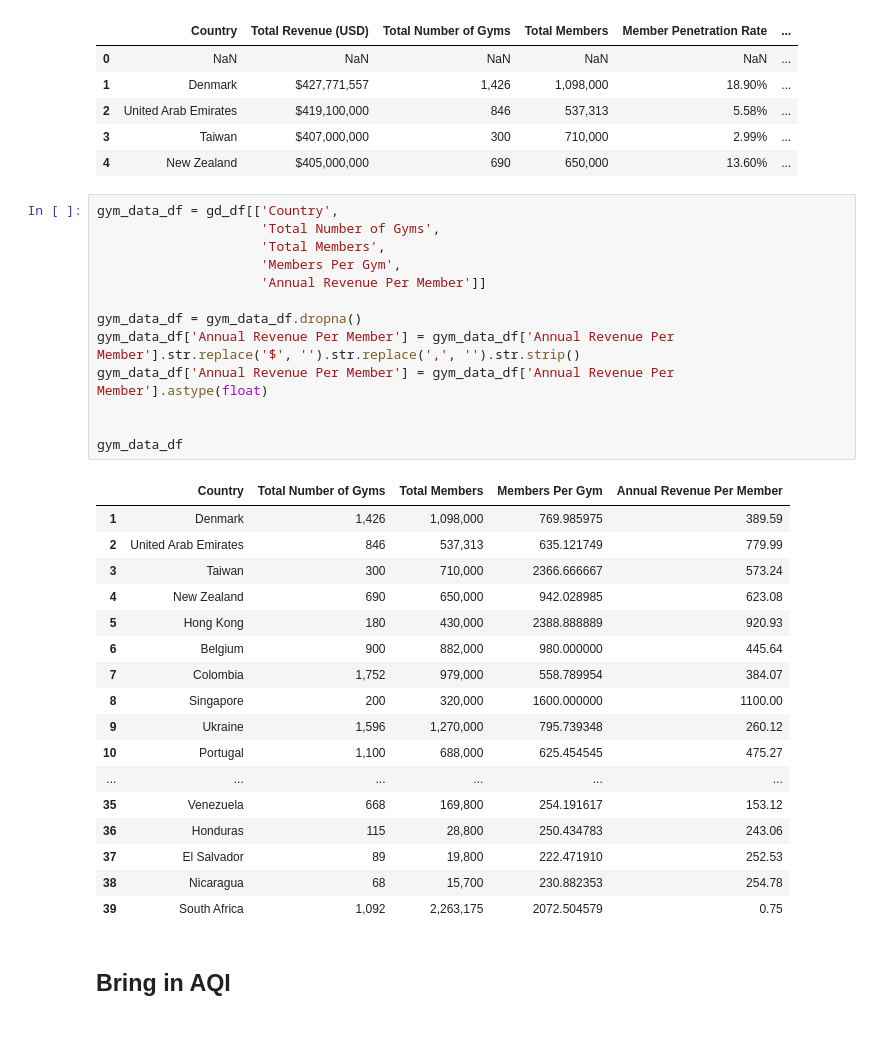
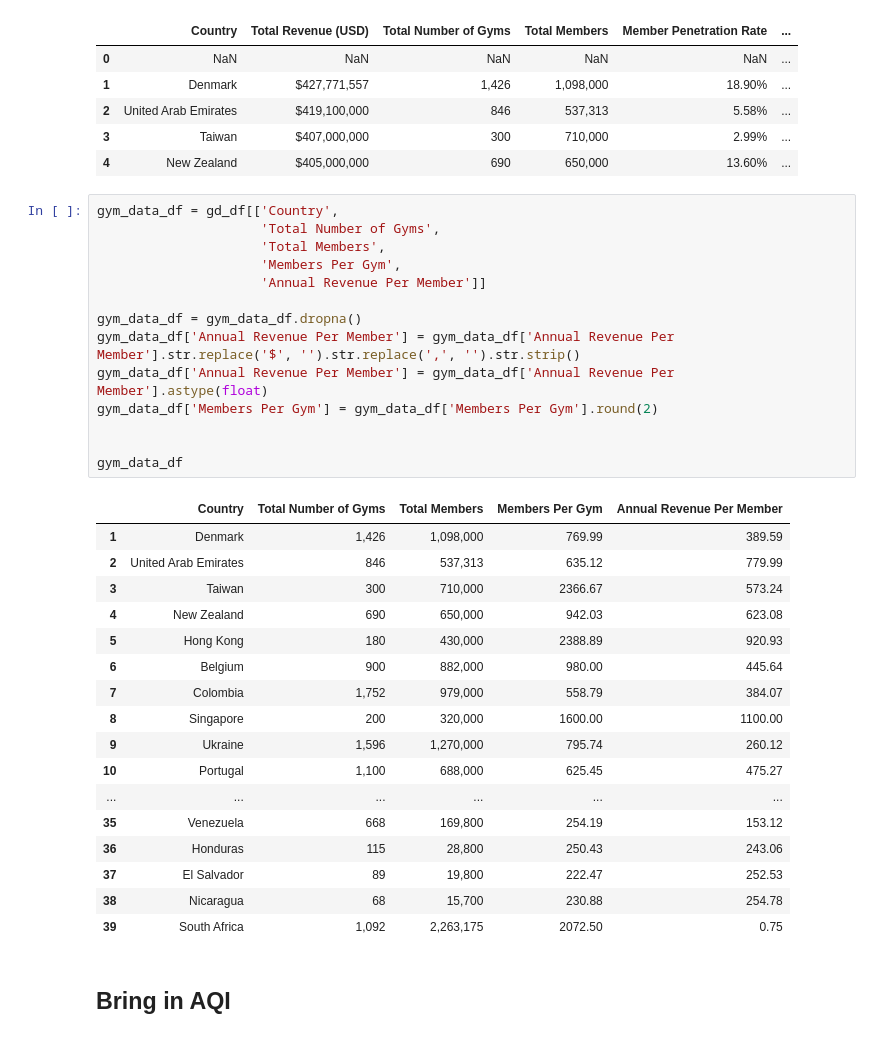
Before and after one commit to Mikeg14119/project1, a Jupyter notebook: Project_Final.ipynb, the cells around one changed output. Saved outputs shown, nothing was run; the diff lists cells and outputs as text.

```diff
--- a/Project_Final.ipynb
+++ b/Project_Final.ipynb
@@ -141,34 +147,35 @@ gd_df.head()
 # %%
 gym_data_df = gd_df[['Country',
                      'Total Number of Gyms',
                      'Total Members',
                      'Members Per Gym',
                      'Annual Revenue Per Member']]
 
 gym_data_df = gym_data_df.dropna()
 gym_data_df['Annual Revenue Per Member'] = gym_data_df['Annual Revenue Per Member'].str.replace('$', '').str.replace(',', '').str.strip()
 gym_data_df['Annual Revenue Per Member'] = gym_data_df['Annual Revenue Per Member'].astype(float)
+gym_data_df['Members Per Gym'] = gym_data_df['Members Per Gym'].round(2)
 
 
 gym_data_df
 # %% [output]
 |  | Country | Total Number of Gyms | Total Members | Members Per Gym | Annual Revenue Per Member |
-| 1 | Denmark | 1,426 | 1,098,000 | 769.985975 | 389.59 |
-| 2 | United Arab Emirates | 846 | 537,313 | 635.121749 | 779.99 |
-| 3 | Taiwan | 300 | 710,000 | 2366.666667 | 573.24 |
-| 4 | New Zealand | 690 | 650,000 | 942.028985 | 623.08 |
-| 5 | Hong Kong | 180 | 430,000 | 2388.888889 | 920.93 |
-| 6 | Belgium | 900 | 882,000 | 980.000000 | 445.64 |
-| 7 | Colombia | 1,752 | 979,000 | 558.789954 | 384.07 |
-| 8 | Singapore | 200 | 320,000 | 1600.000000 | 1100.00 |
-| 9 | Ukraine | 1,596 | 1,270,000 | 795.739348 | 260.12 |
-| 10 | Portugal | 1,100 | 688,000 | 625.454545 | 475.27 |
+| 1 | Denmark | 1,426 | 1,098,000 | 769.99 | 389.59 |
+| 2 | United Arab Emirates | 846 | 537,313 | 635.12 | 779.99 |
+| 3 | Taiwan | 300 | 710,000 | 2366.67 | 573.24 |
+| 4 | New Zealand | 690 | 650,000 | 942.03 | 623.08 |
+| 5 | Hong Kong | 180 | 430,000 | 2388.89 | 920.93 |
+| 6 | Belgium | 900 | 882,000 | 980.00 | 445.64 |
+| 7 | Colombia | 1,752 | 979,000 | 558.79 | 384.07 |
+| 8 | Singapore | 200 | 320,000 | 1600.00 | 1100.00 |
+| 9 | Ukraine | 1,596 | 1,270,000 | 795.74 | 260.12 |
+| 10 | Portugal | 1,100 | 688,000 | 625.45 | 475.27 |
 | ... | ... | ... | ... | ... | ... |
-| 35 | Venezuela | 668 | 169,800 | 254.191617 | 153.12 |
-| 36 | Honduras | 115 | 28,800 | 250.434783 | 243.06 |
-| 37 | El Salvador | 89 | 19,800 | 222.471910 | 252.53 |
-| 38 | Nicaragua | 68 | 15,700 | 230.882353 | 254.78 |
-| 39 | South Africa | 1,092 | 2,263,175 | 2072.504579 | 0.75 |
+| 35 | Venezuela | 668 | 169,800 | 254.19 | 153.12 |
+| 36 | Honduras | 115 | 28,800 | 250.43 | 243.06 |
+| 37 | El Salvador | 89 | 19,800 | 222.47 | 252.53 |
+| 38 | Nicaragua | 68 | 15,700 | 230.88 | 254.78 |
+| 39 | South Africa | 1,092 | 2,263,175 | 2072.50 | 0.75 |
 # %% [markdown]
 ## Bring in AQI
 # %%
```
Also changed, not shown: parts of 14 cells of this notebook.
